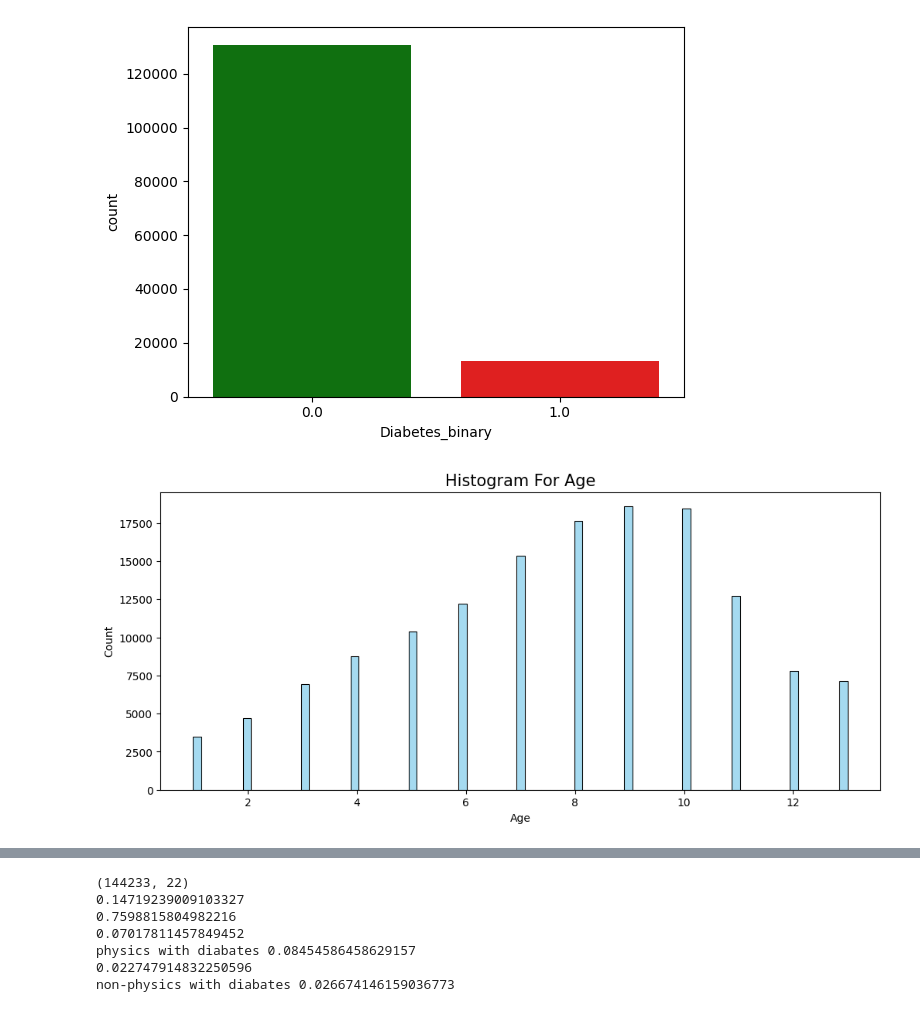
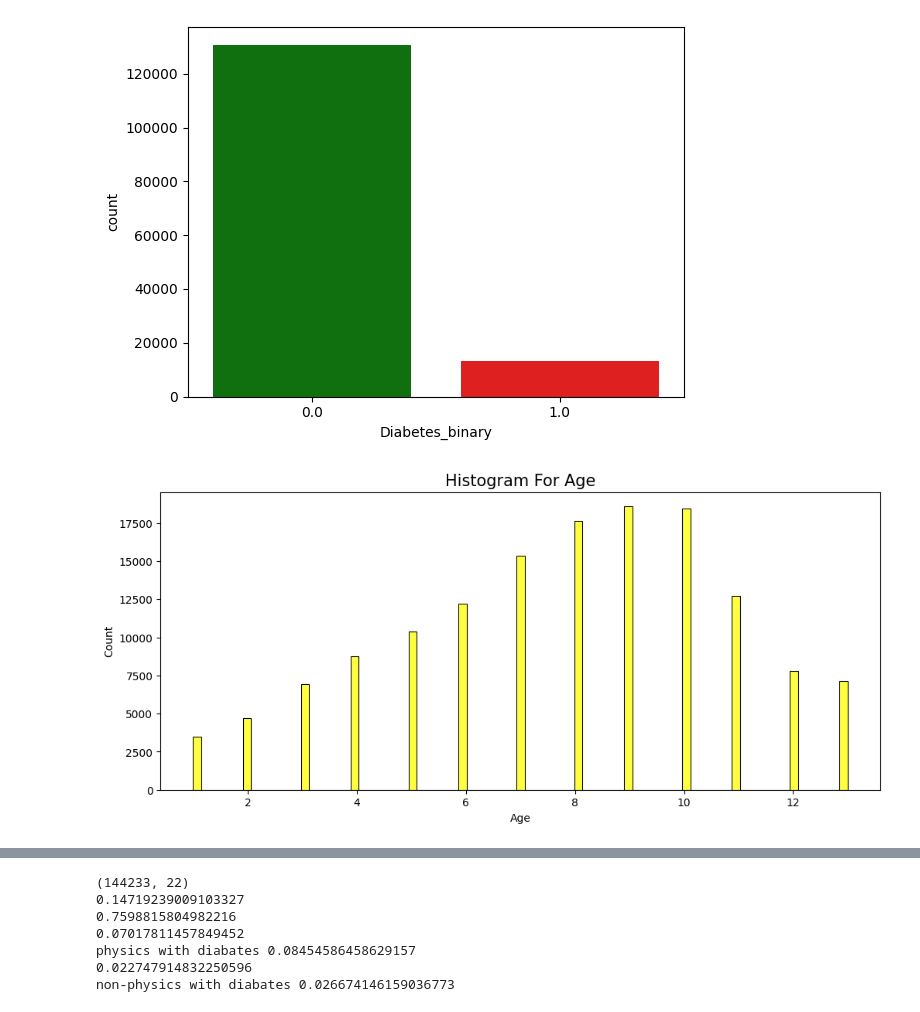
Before and after one commit to HEMANTHKUMARANNAM/AI-GENIUS, a Jupyter notebook: diabetic.ipynb, the cells around one changed output, grey strips where cells are left out. Cells and saved outputs as stored; diff of their text form; code cells hidden in the pictures.

```diff
--- a/diabetic.ipynb
+++ b/diabetic.ipynb
@@ -236,8 +227,8 @@ Passing `palette` without assigning `hue` is deprecated and will be removed in v
 [figure]
 # %%
 plt.figure(figsize=(12,5))
-sns.histplot(data['Age'],kde=False,color='skyblue')
+sns.histplot(data['Age'],kde=False,color='yellow')
 plt.title('Histogram For Age', size=15)
 plt.show()
 # %% [output]
-[figure, old version]
+[figure, new version]
```
Also changed, not shown: parts of 9 cells of this notebook.
